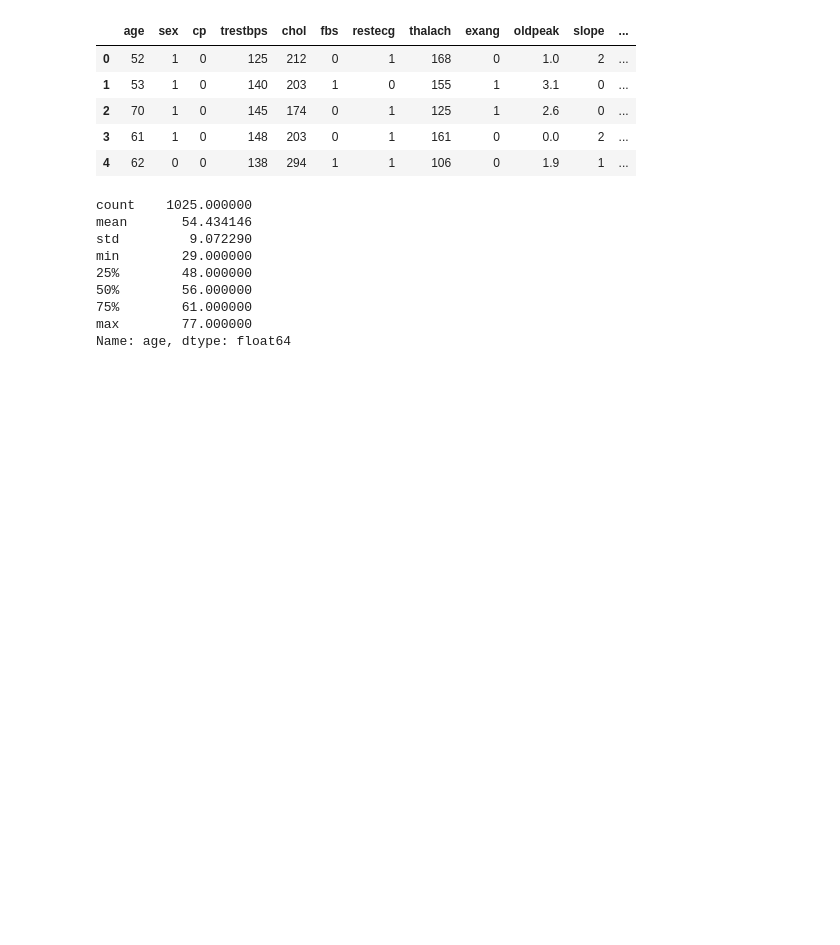
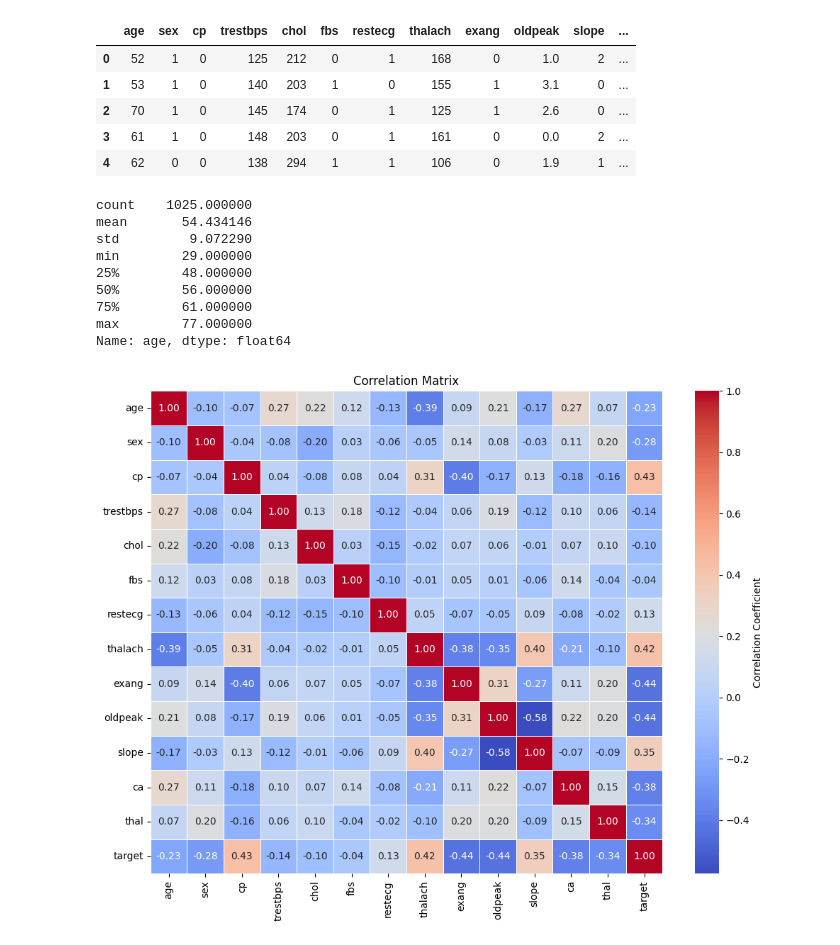
Before and after one commit to SmiffBarney/Heart-Disease-Analysis, a Jupyter notebook: main.ipynb, the cells around one changed output. Saved outputs shown, nothing was run; the diff lists cells and outputs as text; code cells hidden in the pictures; blank space fills up the shorter version.

Commit message:
Created correlation heatmap and entered findings into readme

```diff
--- a/main.ipynb
+++ b/main.ipynb
@@ -1,9 +1,10 @@
 # %%
 import pandas as pd
+import seaborn as sns
 import matplotlib.pyplot as plt
 
-data = pd.read_csv("heart.csv")
-data.head()
+df = pd.read_csv("heart.csv")
+df.head()
 # %% [output]
 |  | age | sex | cp | trestbps | chol | fbs | restecg | thalach | exang | oldpeak | slope | ... |
 | 0 | 52 | 1 | 0 | 125 | 212 | 0 | 1 | 168 | 0 | 1.0 | 2 | ... |
@@ -23,3 +24,16 @@ min        29.000000
 75%        61.000000
 max        77.000000
 Name: age, dtype: float64
+# %%
+correlation_matrix = df.corr()
+
+# Creating heatmap of correlation matrix
+plt.figure(figsize=(10,8))
+
+sns.heatmap(correlation_matrix, annot=True, cmap='coolwarm', fmt='.2f', linewidths=0.5, cbar_kws={'label': 'Correlation Coefficient'})
+# Add title
+plt.title('Correlation Matrix')
+
+plt.tight_layout()
+# %% [output]
+[figure, added]
```
Also changed, not shown: parts of 1 cell of this notebook.
